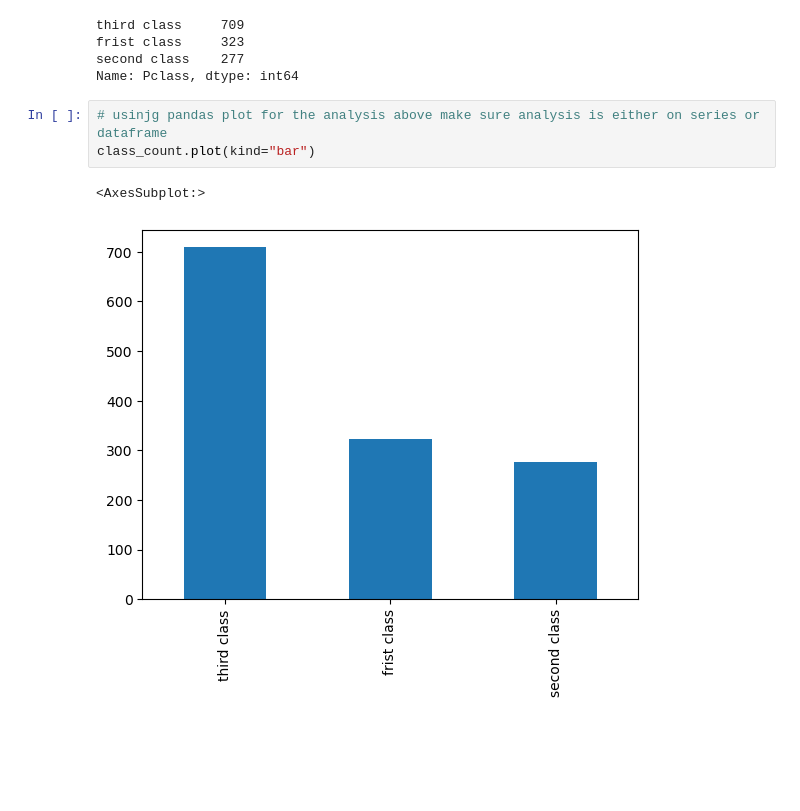
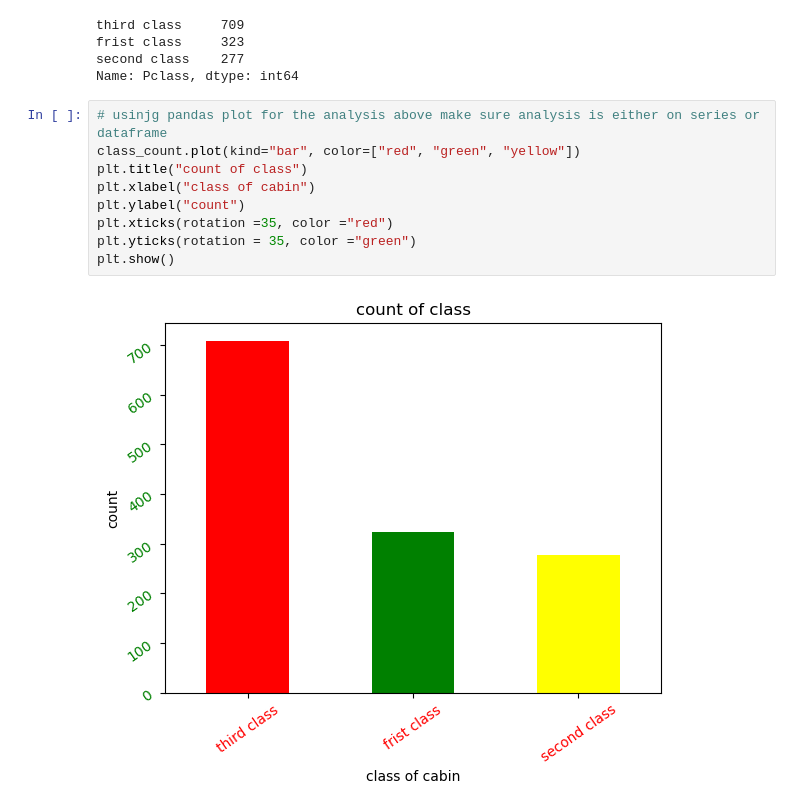
Before and after one commit to MOROLAKEOJO/DATA-WRANGGLING-AND-EDA-on-TITANIC-DATASET, a Jupyter notebook: Notebook.ipynb, the cells around one changed output. Cells and saved outputs as stored; diff of their text form; blank space fills up the shorter version.

```diff
--- a/Notebook.ipynb
+++ b/Notebook.ipynb
@@ -187,7 +187,12 @@ second class    277
 Name: Pclass, dtype: int64
 # %%
 # usinjg pandas plot for the analysis above make sure analysis is either on series or dataframe
-class_count.plot(kind="bar")
+class_count.plot(kind="bar", color=["red", "green", "yellow"])
+plt.title("count of class")
+plt.xlabel("class of cabin")
+plt.ylabel("count")
+plt.xticks(rotation =35, color ="red")
+plt.yticks(rotation = 35, color ="green")
+plt.show()
 # %% [output]
-<AxesSubplot:>
-[figure, old version]
+[figure, new version]
```
